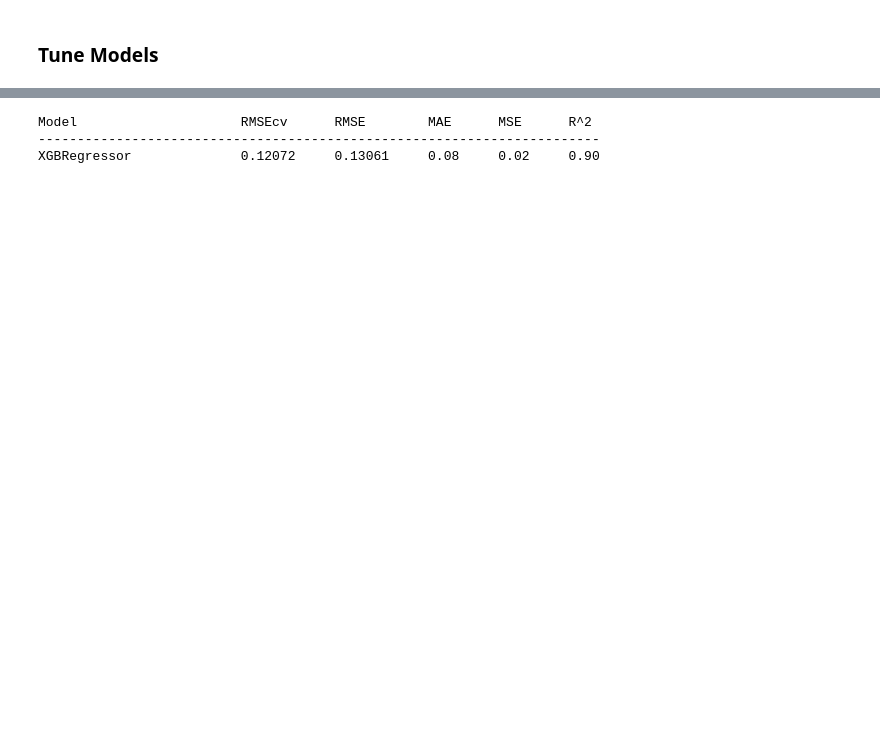
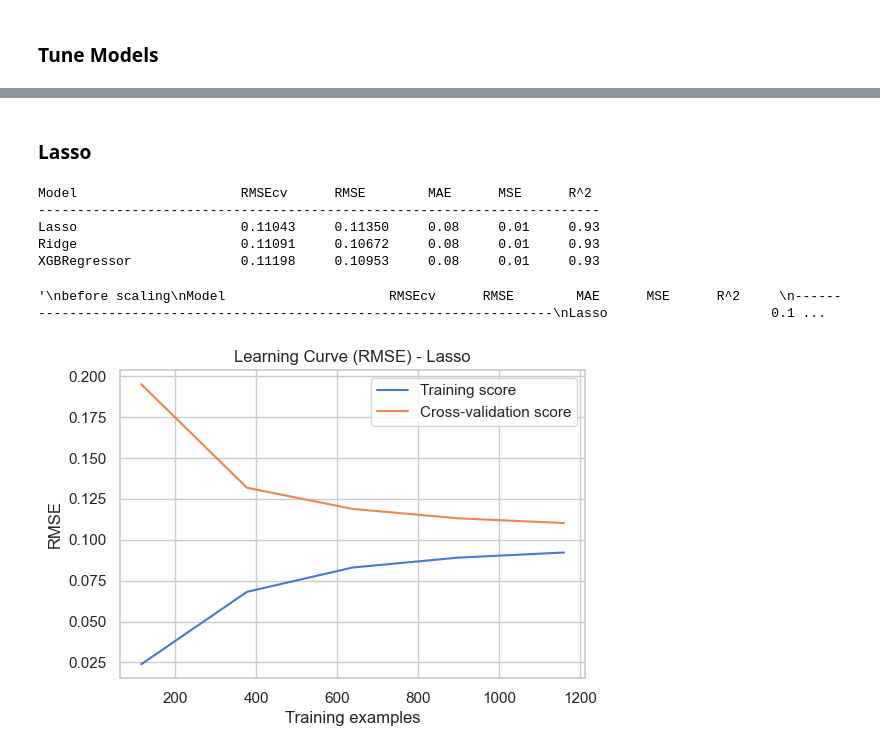
Before and after one commit to sjuanati/DataSciLabs, a Jupyter notebook: projects/kaggle/02_house_prices/house_prices.ipynb, the cells around one changed output, grey strips where cells are left out. Saved outputs shown, nothing was run; the diff lists cells and outputs as text; code cells hidden in the pictures; blank space fills up the shorter version.

Commit message:
added lasso & ridge models + RobustScaler

```diff
--- a/projects/kaggle/02_house_prices/house_prices.ipynb
+++ b/projects/kaggle/02_house_prices/house_prices.ipynb
@@ -225,6 +209,8 @@ from sklearn.model_selection import train_test_split
 
 X = encoded_df_train.drop("SalePrice", axis=1)
 # X = apply_yeojohnson(df_train.drop("SalePrice", axis=1))
+X = scale_features(X)
+
 y = encoded_df_train["SalePrice"]
 
 # Applying log transformation
@@ -270,3 +276,31 @@ def fit_xgb_regressor(
+# %%
+from sklearn.linear_model import Lasso
+
+
+def fit_lasso_regressor(
+    alpha=1.0,
+    fit_intercept=True,
+    max_iter=1000,
+    positive=False,
+    precompute=False,
+    selection="cyclic",
+    tol=0.0001,
+    warm_start=False,
+):
+    lasso = Lasso(
+        alpha=alpha,
+        fit_intercept=fit_intercept,
+        precompute=precompute,
+        copy_X=True,
+        max_iter=max_iter,
+        tol=tol,
+        warm_start=warm_start,
+        positive=positive,
+        random_state=RANDOM_STATE,
+        selection=selection,
+    )
+    lasso.fit(X_train, y_train)
+    return lasso
 # %% [markdown]
 ### Fit Models
 # %%
@@ -419,0 +481,2 @@ xgb = fit_xgb_regressor(
+# %% [markdown]
+### Lasso
@@ -420,9 +497,25 @@ xgb = fit_xgb_regressor(
+# %%
+lasso = fit_lasso_regressor(
+    alpha=0.0001,
+    fit_intercept=True,
+    max_iter=5000,
+    positive=True,
+    precompute=False,
+    selection="random",
+    tol=0.00001,
+    warm_start=False,
+)
 # %%
-models = [xgb]
+models = [xgb, ridge, lasso]
 evaluate_models(models, 10)
 # %% [output]
 Model                     RMSEcv      RMSE        MAE      MSE      R^2
 ------------------------------------------------------------------------
-XGBRegressor              0.12072     0.13061     0.08     0.02     0.90
+Lasso                     0.11043     0.11350     0.08     0.01     0.93
+Ridge                     0.11091     0.10672     0.08     0.01     0.93
+XGBRegressor              0.11198     0.10953     0.08     0.01     0.93
+'\nbefore scaling\nModel                     RMSEcv      RMSE        MAE      MSE      R^2     \n------------------------------------------------------------------------\nLasso                     0.1 ...
 # %%
-# plot_learning_curve(xgb)
+plot_learning_curve(lasso)
+# %% [output]
+[figure, added]
```
Also changed, not shown: parts of 19 cells of this notebook.
